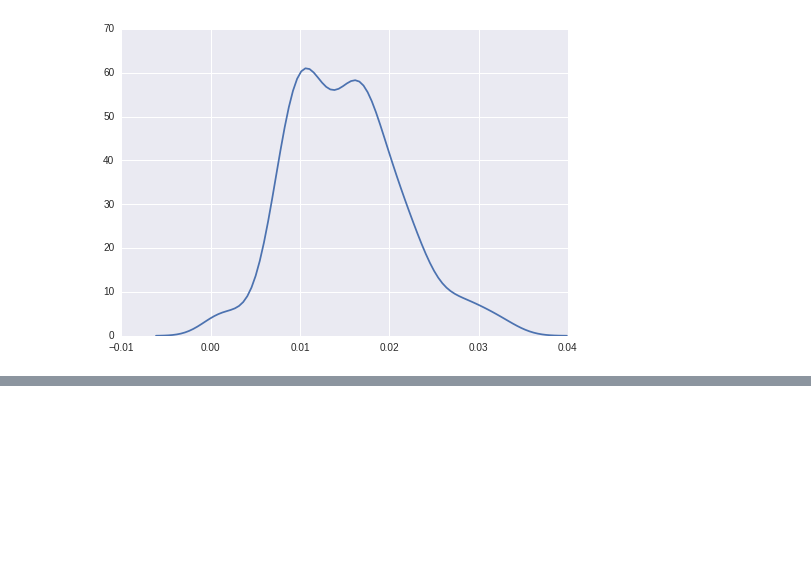
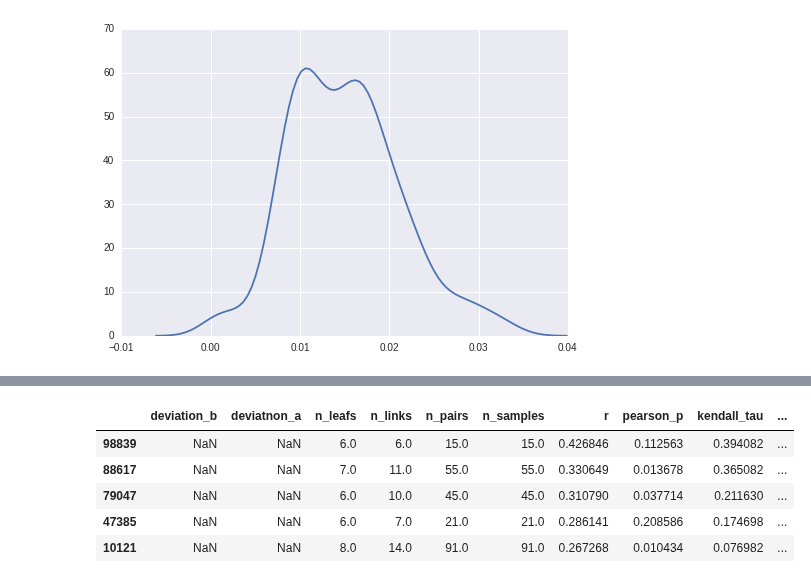
Before and after one commit to ryneches/SuchTree, a Jupyter notebook: example_2.ipynb, the cells around one changed output, grey strips where cells are left out. Drawn from its saved outputs; the diff is of its cells as text; code cells hidden in the pictures; blank space fills up the shorter version.

```diff
--- a/example_2.ipynb
+++ b/example_2.ipynb
@@ -168,0 +182,27 @@ seaborn.kdeplot(array(ad))
+# %%
+from scipy.stats import kendalltau, pearsonr
+
+pearson_p   = {}
+kendall_tau = {}
+kendall_p   = {}
+
+for n,node in enumerate( CC.index ) :
+    SLT.subset(node)
+    result = SLT.linked_distances()
+    p_r,p_p = pearsonr(   result['TreeA'], result['TreeB'] )
+    k_t,k_p = kendalltau( result['TreeA'], result['TreeB'] )
+    pearson_p[node]  = p_p
+    kendall_tau[node] = k_t
+    kendall_p[node]   = k_p
+
+CC['pearson_p'] = pd.Series(pearson_p)
+CC['kendall_tau'] = pd.Series(kendall_tau)
+CC['kendall_p'] = pd.Series(kendall_p)
+CC.head()
+# %% [output]
+|  | deviation_b | deviatnon_a | n_leafs | n_links | n_pairs | n_samples | r | pearson_p | kendall_tau | ... |
+| 98839 | NaN | NaN | 6.0 | 6.0 | 15.0 | 15.0 | 0.426846 | 0.112563 | 0.394082 | ... |
+| 88617 | NaN | NaN | 7.0 | 11.0 | 55.0 | 55.0 | 0.330649 | 0.013678 | 0.365082 | ... |
+| 79047 | NaN | NaN | 6.0 | 10.0 | 45.0 | 45.0 | 0.310790 | 0.037714 | 0.211630 | ... |
+| 47385 | NaN | NaN | 6.0 | 7.0 | 21.0 | 21.0 | 0.286141 | 0.208586 | 0.174698 | ... |
+| 10121 | NaN | NaN | 8.0 | 14.0 | 91.0 | 91.0 | 0.267268 | 0.010434 | 0.076982 | ... |
```
Also changed, not shown: parts of 14 cells of this notebook.
